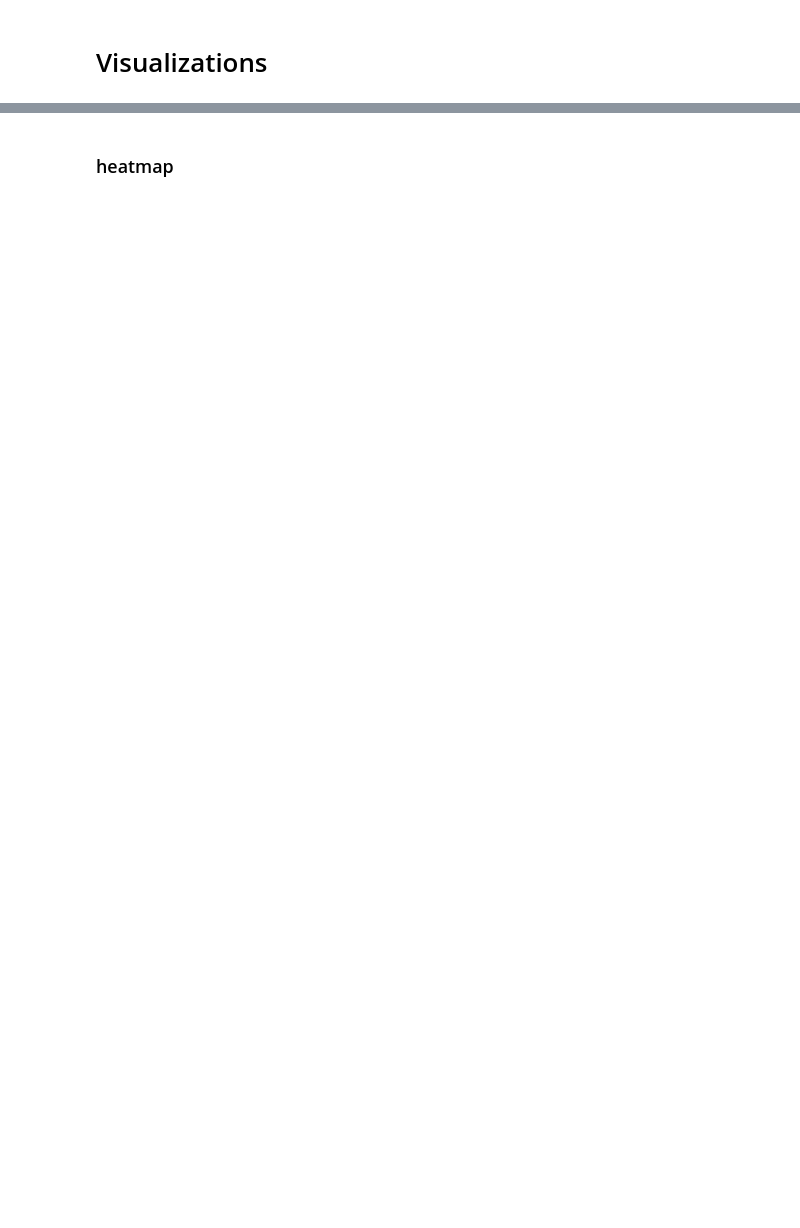
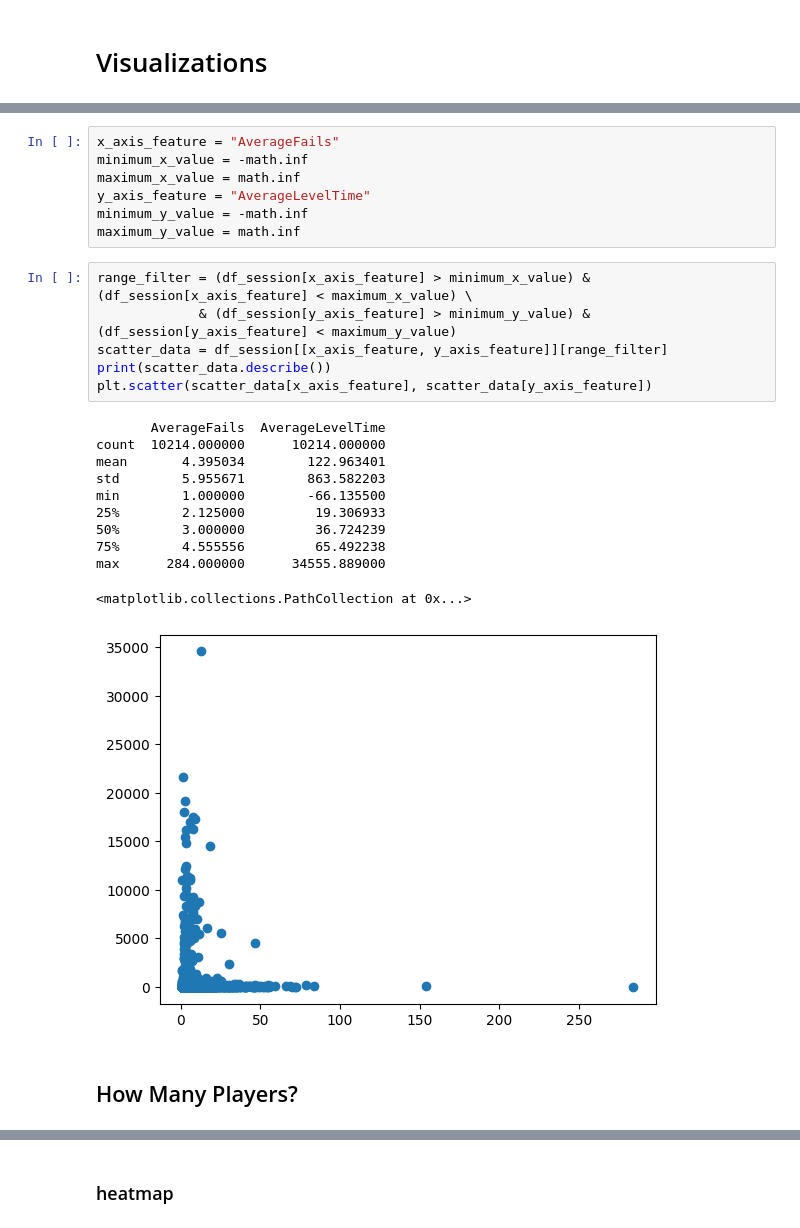
Before and after one commit to opengamedata/opengamedata-samples, a Jupyter notebook: WAVES/explore/Waves_explore_sessions.ipynb, the cells around one changed output, grey strips where cells are left out. Saved outputs shown, nothing was run; the diff lists cells and outputs as text; blank space fills up the shorter version.

```diff
--- a/WAVES/explore/Waves_explore_sessions.ipynb
+++ b/WAVES/explore/Waves_explore_sessions.ipynb
@@ -349,0 +355,27 @@ for i, j in zip(bigoutliers[0], bigoutliers[1]):
+# %%
+x_axis_feature = "AverageFails"
+minimum_x_value = -math.inf
+maximum_x_value = math.inf
+y_axis_feature = "AverageLevelTime"
+minimum_y_value = -math.inf
+maximum_y_value = math.inf
+# %%
+range_filter = (df_session[x_axis_feature] > minimum_x_value) & (df_session[x_axis_feature] < maximum_x_value) \
+             & (df_session[y_axis_feature] > minimum_y_value) & (df_session[y_axis_feature] < maximum_y_value)
+scatter_data = df_session[[x_axis_feature, y_axis_feature]][range_filter]
+print(scatter_data.describe())
+plt.scatter(scatter_data[x_axis_feature], scatter_data[y_axis_feature])
+# %% [output]
+       AverageFails  AverageLevelTime
+count  10214.000000      10214.000000
+mean       4.395034        122.963401
+std        5.955671        863.582203
+min        1.000000        -66.135500
+25%        2.125000         19.306933
+50%        3.000000         36.724239
+75%        4.555556         65.492238
+max      284.000000      34555.889000
+<matplotlib.collections.PathCollection at 0x...>
+[figure, added]
+# %% [markdown]
+## How Many Players?
```
Also changed, not shown: parts of 46 cells of this notebook.
